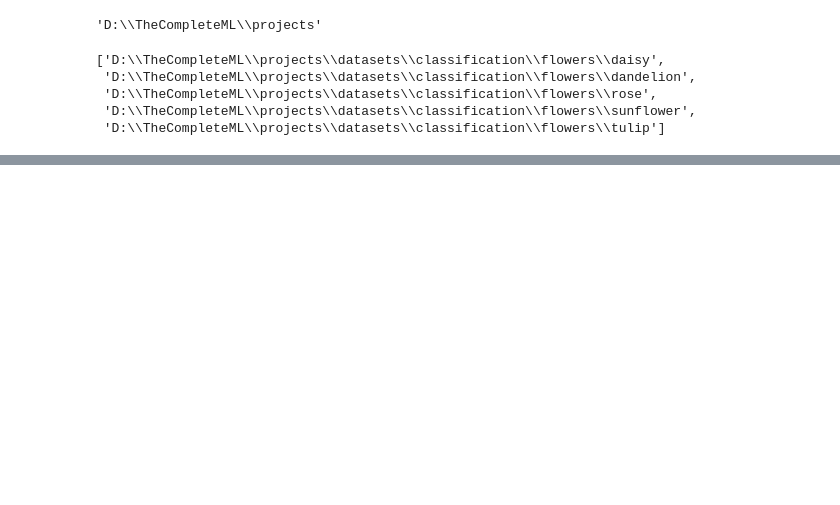
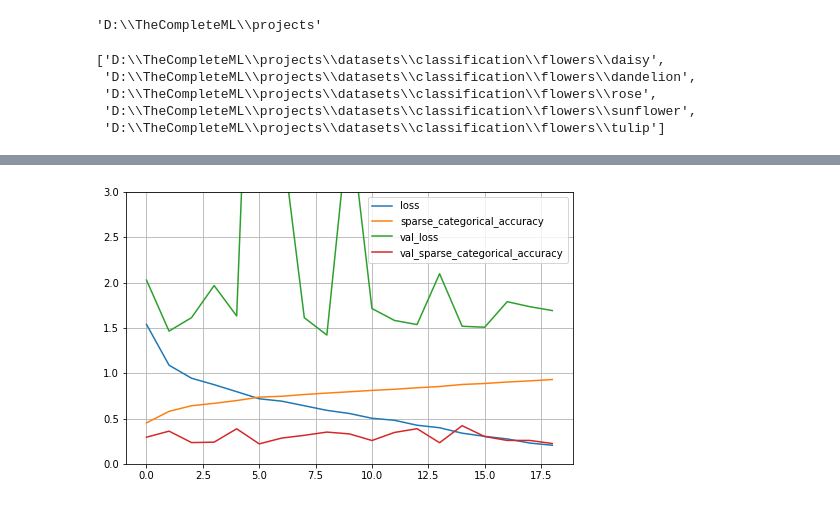
Before and after one commit to Kaushalkhokhar/complete-ml, a Jupyter notebook: projects/CNN/flowers.ipynb, the cells around one changed output, grey strips where cells are left out. Saved outputs shown, nothing was run; the diff lists cells and outputs as text; code cells hidden in the pictures; blank space fills up the shorter version.

```diff
--- a/projects/CNN/flowers.ipynb
+++ b/projects/CNN/flowers.ipynb
@@ -179,7 +214,7 @@ def read_csv_pipeline(paths, n_readers, n_repeat, shuffle_buffer_size, n_read_th
     return dataset.batch(batch_size).prefetch(1)
 # %%
 n_readers = 5
-n_repeat = 3
+n_repeat = 8
 shuffle_buffer_size = 400
 n_read_threads = None
 n_parse_threads = 5
@@ -187,15 +222,15 @@ batch_size = 32
 
 train_set = read_csv_pipeline(train_paths, n_readers,
                               n_repeat, shuffle_buffer_size,
-                              n_read_threds, n_parse_threads,
+                              n_read_threads, n_parse_threads,
                               batch_size)
 
 valid_set = read_csv_pipeline(valid_paths, n_readers,
                               n_repeat, shuffle_buffer_size,
-                              n_read_threds, n_parse_threads,
+                              n_read_threads, n_parse_threads,
                               batch_size)
 
 test_set = read_csv_pipeline(test_paths, n_readers,
                               n_repeat, shuffle_buffer_size,
-                              n_read_threds, n_parse_threads,
+                              n_read_threads, n_parse_threads,
                               batch_size)
@@ -201,0 +313,5 @@ test_set = read_csv_pipeline(test_paths, n_readers,
+# %%
+model, callbacks = resnet_model()
+# %%
+history = model.fit(train_set, epochs=25, validation_data=valid_set,
+                   callbacks=callbacks)
@@ -201,0 +336,10 @@ test_set = read_csv_pipeline(test_paths, n_readers,
+# %%
+def plot_losses_and_accuracy(history, ylim=(0, 1)):
+    pd.DataFrame(history.history).plot(figsize=(8, 5))
+    plt.grid(True)
+    plt.gca().set_ylim(*ylim) # set the vertical range to [0-1]
+    plt.show()
+# %%
+plot_losses_and_accuracy(history, ylim=(0, 3))
+# %% [output]
+[figure, added]
```
Also changed, not shown: parts of 24 cells of this notebook, 1 other file.
